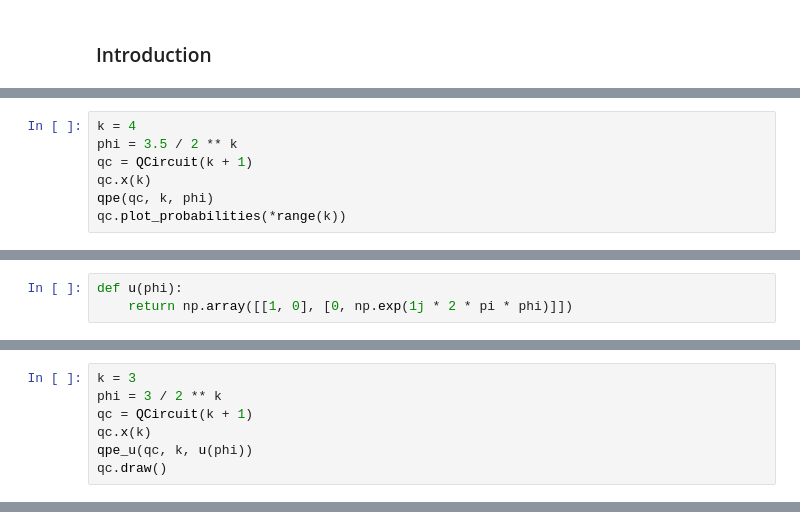
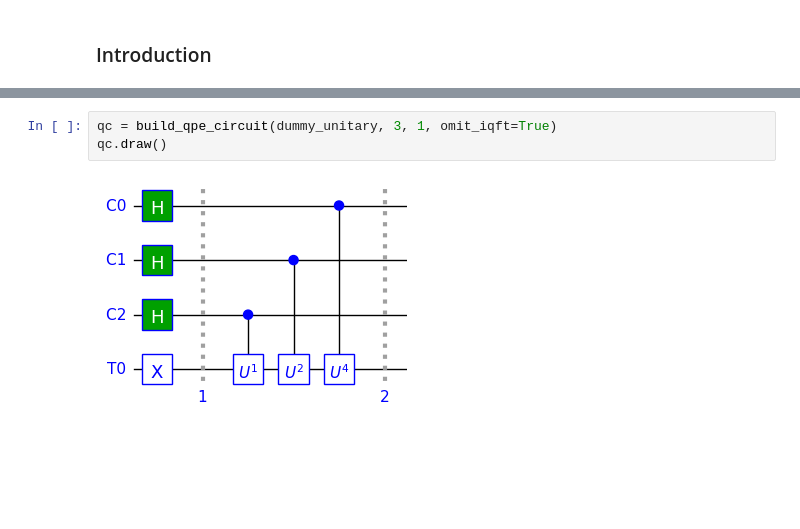
Before and after one commit to jbrumf/tinyqsim, a Jupyter notebook: examples/example_4_quantum_phase_estimation.ipynb, the cells around one changed output, grey strips where cells are left out. Saved outputs shown, nothing was run; the diff lists cells and outputs as text; blank space fills up the shorter version.

```diff
--- a/examples/example_4_quantum_phase_estimation.ipynb
+++ b/examples/example_4_quantum_phase_estimation.ipynb
@@ -190,7 +26,0 @@ Finally, let us set the phase to half way between resolution steps:
-# %%
-k = 4
-phi = 3.5 / 2 ** k
-qc = QCircuit(k + 1)
-qc.x(k)
-qpe(qc, k, phi)
-qc.plot_probabilities(*range(k))
@@ -205,3 +26,0 @@ Let us define a custom unitary 'u' and modify the the QPE circuit to use it.
-# %%
-def u(phi):
-    return np.array([[1, 0], [0, np.exp(1j * 2 * pi * phi)]])
@@ -221,7 +26,0 @@ def qpe_u(qc, k, u):
-# %%
-k = 3
-phi = 3 / 2 ** k
-qc = QCircuit(k + 1)
-qc.x(k)
-qpe_u(qc, k, u(phi))
-qc.draw()
@@ -235,0 +153,5 @@ The estimated phase is $0.011_2$ or $\frac{3}{8}$.
+# %%
+qc = build_qpe_circuit(dummy_unitary, 3, 1, omit_iqft=True)
+qc.draw()
+# %% [output]
+[figure, added]
```
Also changed, not shown: parts of 77 cells of this notebook, 48 other files.
